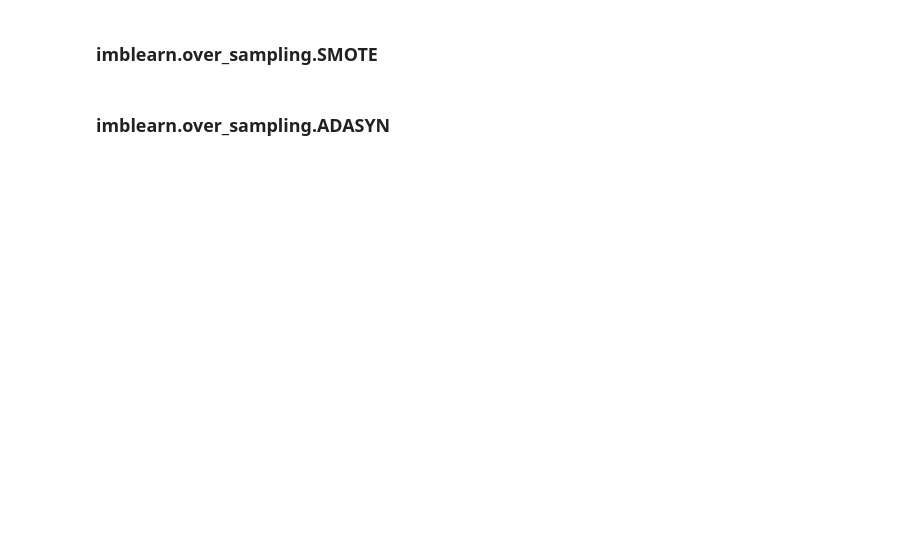
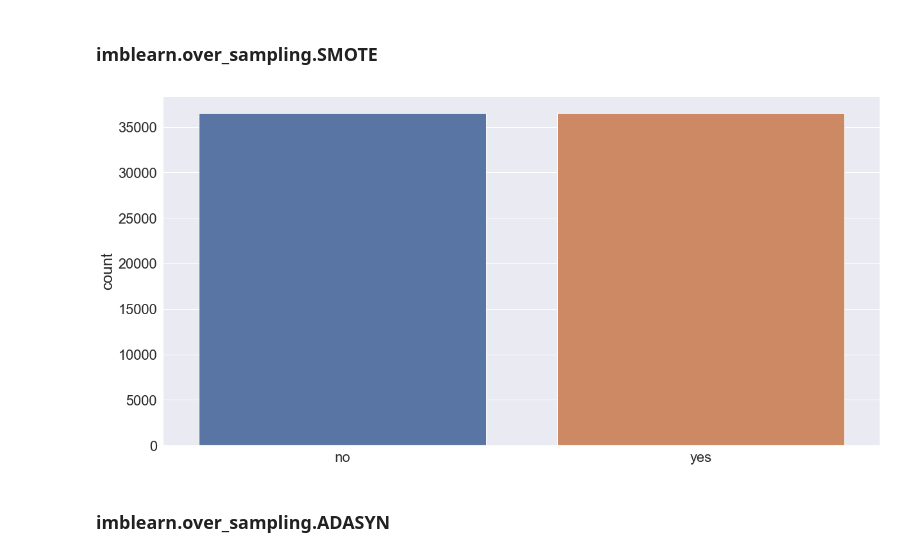
Before and after one commit to IooHooI/DATA_PREPARATION, a Jupyter notebook: notebooks/FEATURE_PROCESSING.ipynb, the cells around one changed output. Cells and saved outputs as stored; diff of their text form; code cells hidden in the pictures; blank space fills up the shorter version.

```diff
--- a/notebooks/FEATURE_PROCESSING.ipynb
+++ b/notebooks/FEATURE_PROCESSING.ipynb
@@ -970,2 +1021,8 @@ array([['telephone', 'mon', 'no', ..., 'married', 'unknown',
+# %%
+plt.figure(figsize=(20, 10))
+sns.countplot(x=y_resampled)
+plt.show()
+# %% [output]
+[figure, added]
 # %% [markdown]
 ### imblearn.over_sampling.ADASYN
```
Also changed, not shown: parts of 19 cells of this notebook.
